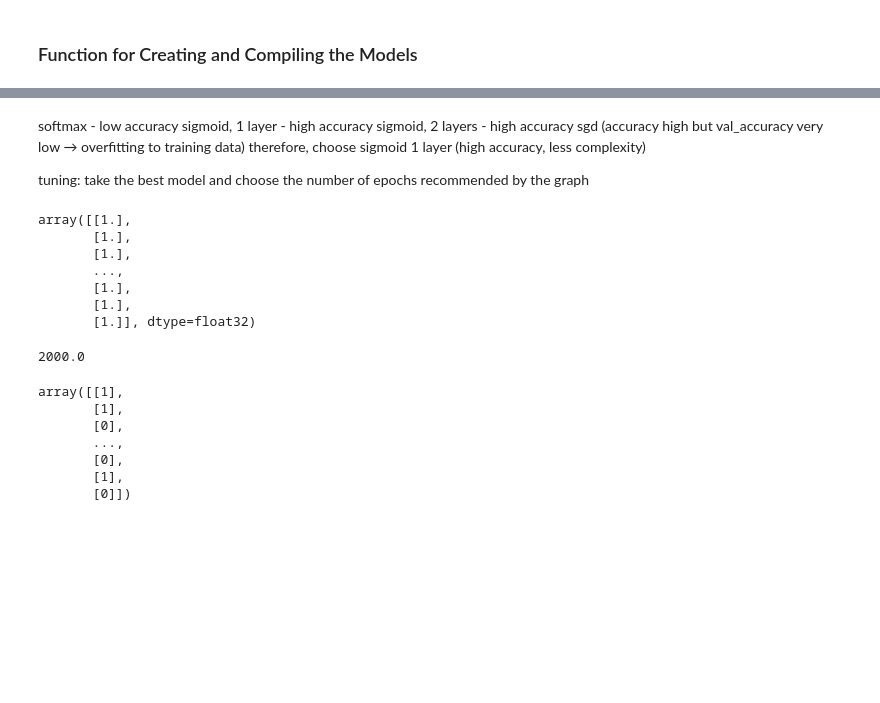
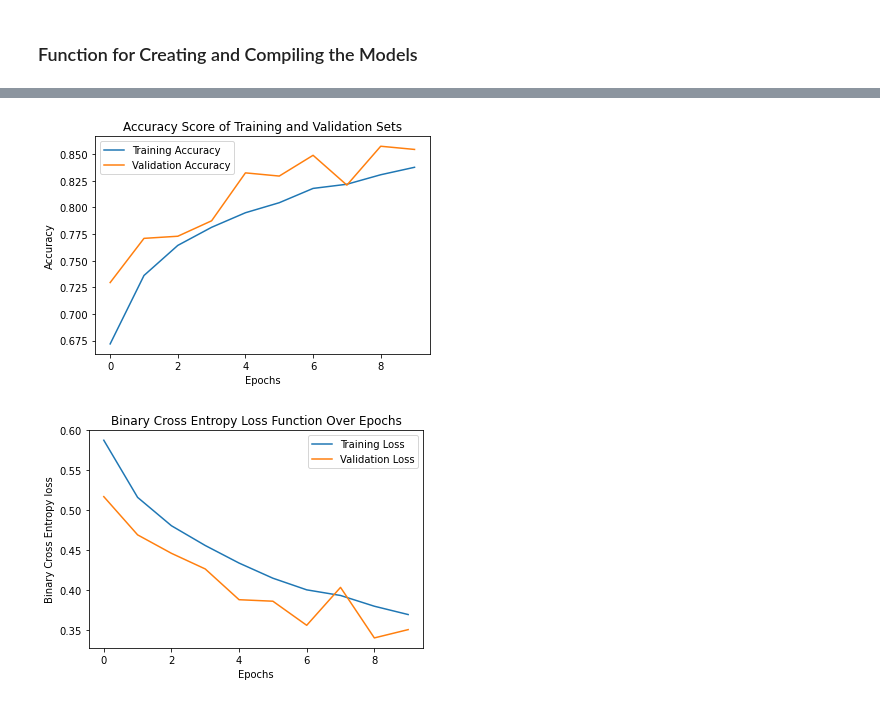
Before and after one commit to Saurabh-Roy/Project2, a Jupyter notebook: Submission.ipynb, the cells around one changed output, grey strips where cells are left out. Drawn from its saved outputs; the diff is of its cells as text; code cells hidden in the pictures; blank space fills up the shorter version.

```diff
--- a/Submission.ipynb
+++ b/Submission.ipynb
@@ -395,8 +370,0 @@ Epoch 10/10
-# %% [markdown]
-softmax - low accuracy
-sigmoid, 1 layer - high accuracy
-sigmoid, 2 layers - high accuracy
-sgd (accuracy high but val_accuracy very low → overfitting to training data)
-therefore, choose sigmoid 1 layer (high accuracy, less complexity)
-
-tuning: take the best model and choose the number of epochs recommended by the graph
@@ -405,24 +371,6 @@ y_pred = cnn1.predict(X_test)
-# %%
-cnn1.predict(X_test)
-# %% [output]
-array([[1.],
-       [1.],
-       [1.],
-       ...,
-       [1.],
-       [1.],
-       [1.]], dtype=float32)
-# %%
-y_pred.sum()
-# %% [output]
-2000.0
-# %%
-y_test
-# %% [output]
-array([[1],
-       [1],
-       [0],
-       ...,
-       [0],
-       [1],
-       [0]])
+# %%
+plot_acc_vs_epochs(history4)
+plot_loss_vs_epochs(history4)
+# %% [output]
+[figure, added]
+[figure, added]
```
Also changed, not shown: parts of 20 cells of this notebook.
